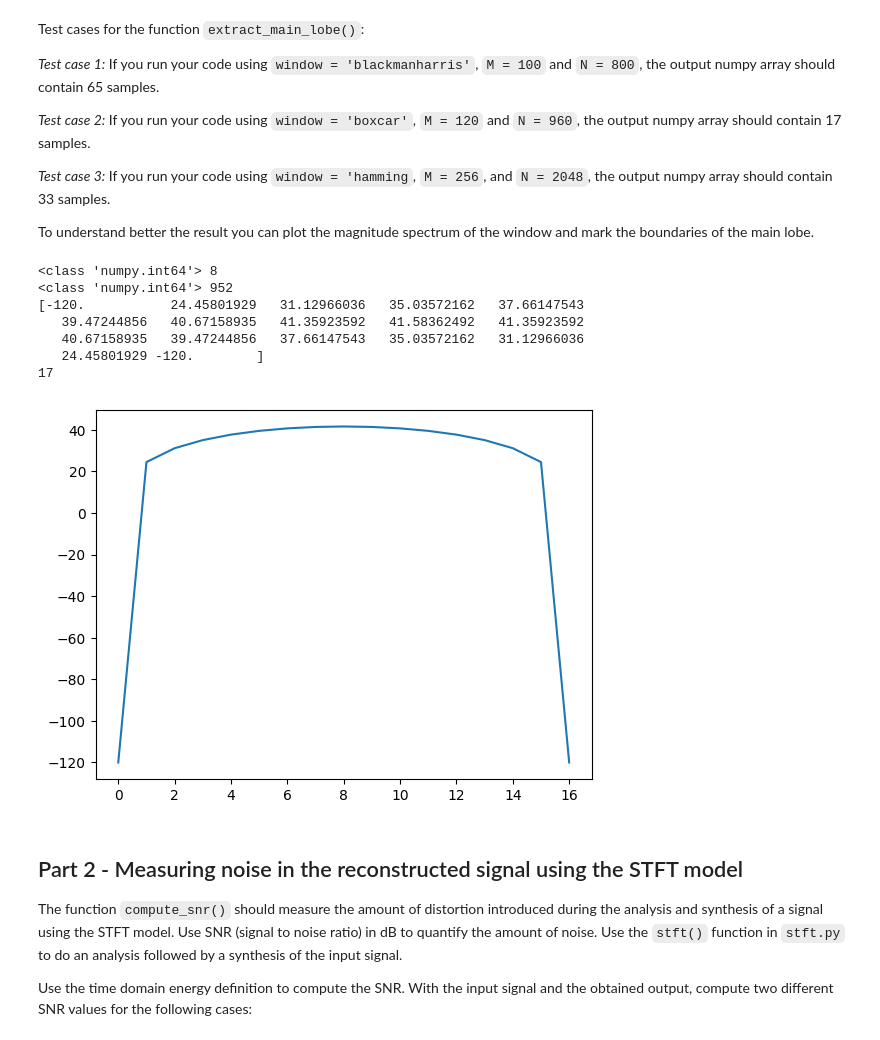
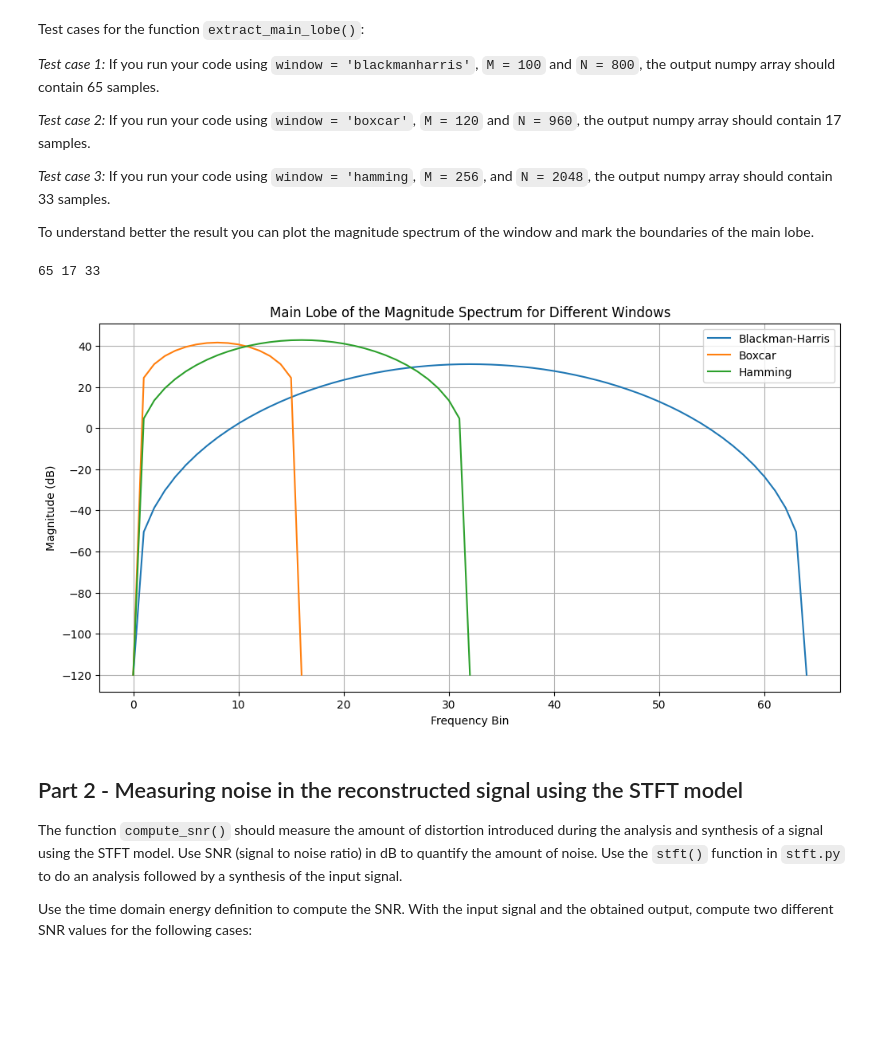
Before and after one commit to inspektral/sms-tools-materials, a Jupyter notebook: exercises/E4-STFT.ipynb, the cells around one changed output. Cells and saved outputs as stored; diff of their text form; code cells hidden in the pictures; blank space fills up the shorter version.

```diff
--- a/exercises/E4-STFT.ipynb
+++ b/exercises/E4-STFT.ipynb
@@ -133,22 +130,27 @@ To understand better the result you can plot the magnitude spectrum of the windo
 # %%
 # E4 - 1.2: Call extract_main_lobe() with the 3 test cases mentioned and plot the magnitude spectra of the windows with
 # the location of the main-lobe boundaries. Compute and explain the normalized main-lobe width (dividing by the
 # zero-padding factor), comparing it with the values presented in the theory.
 
 ### Your code here
-boxcar = extract_main_lobe("boxcar", 120,960)
-plt.plot(boxcar)
-print(boxcar)
-print(boxcar.size)
+blackmanharris = extract_main_lobe("blackmanharris", 100, 800)
+boxcar = extract_main_lobe("boxcar", 120, 960)
+hamming = extract_main_lobe("hamming", 256, 2048)
+print(blackmanharris.size, boxcar.size, hamming.size)
+
+plt.figure(figsize=(12, 6))
+plt.plot(blackmanharris, label="Blackman-Harris")
+plt.plot(boxcar, label="Boxcar")
+plt.plot(hamming, label="Hamming")
+plt.xlabel('Frequency Bin')
+plt.ylabel('Magnitude (dB)')
+plt.title('Main Lobe of the Magnitude Spectrum for Different Windows')
+plt.legend()
+plt.grid(True)
+plt.show()
 # %% [output]
-<class 'numpy.int64'> 8
-<class 'numpy.int64'> 952
-[-120.           24.45801929   31.12966036   35.03572162   37.66147543
-   39.47244856   40.67158935   41.35923592   41.58362492   41.35923592
-   40.67158935   39.47244856   37.66147543   35.03572162   31.12966036
-   24.45801929 -120.        ]
-17
+65 17 33
-[figure, old version]
+[figure, new version]
 # %% [markdown]
 ## Part 2 - Measuring noise in the reconstructed signal using the STFT model
 
```
Also changed, not shown: parts of 6 cells of this notebook.
